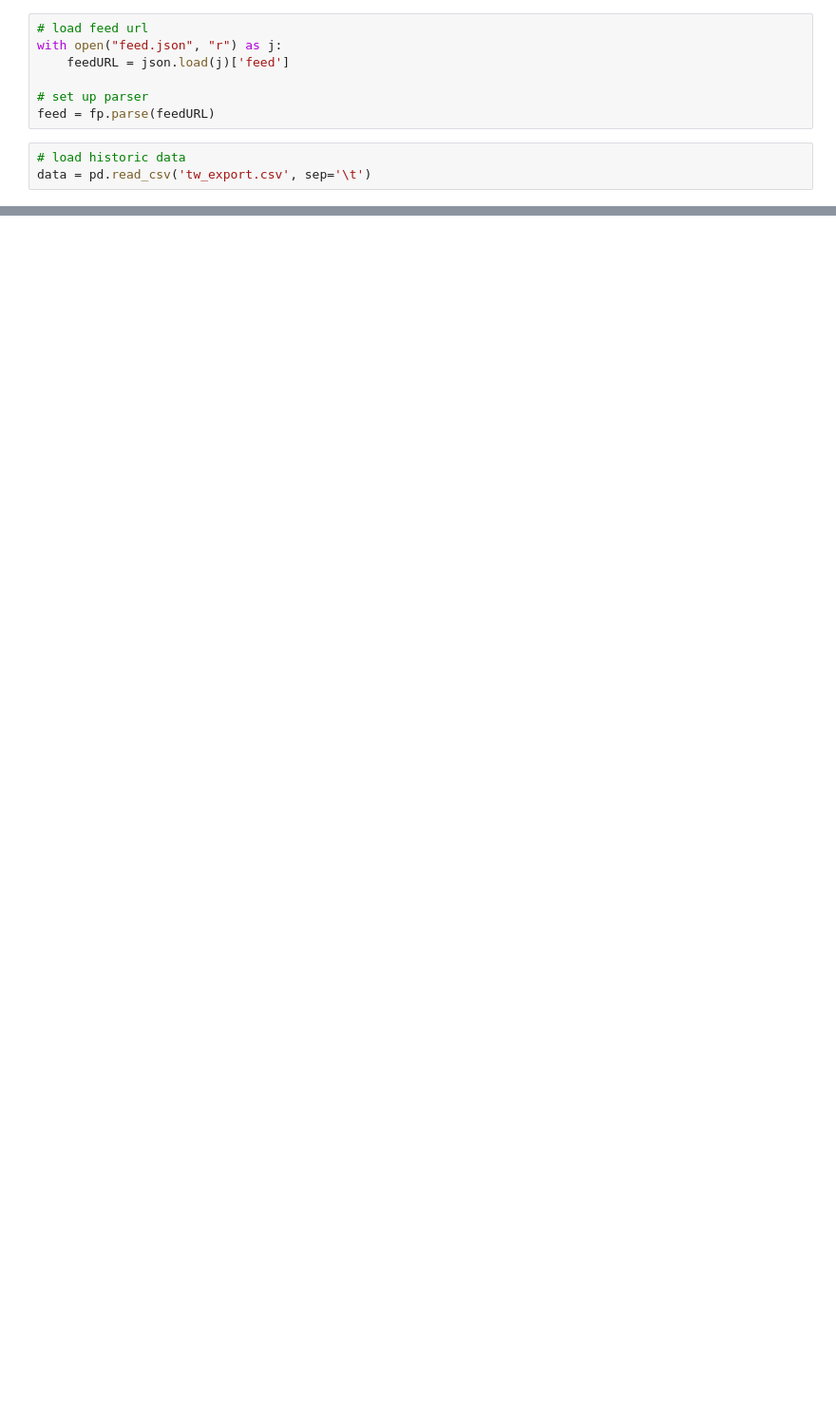
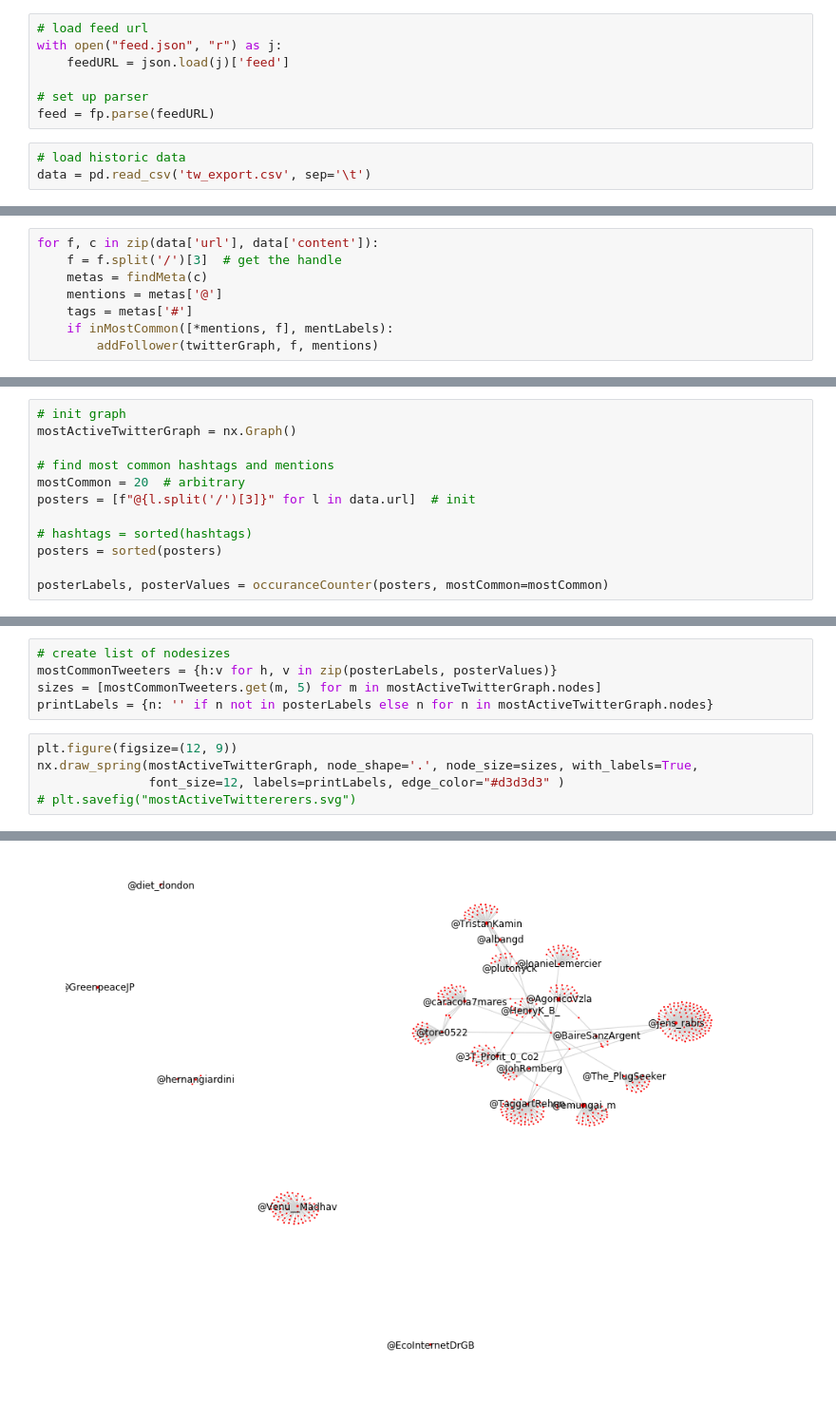
Before and after one commit to greenpeace/gpi-tl-networkAnalysis, a Jupyter notebook: networkAnalysis.ipynb, the cells around one changed output, grey strips where cells are left out. Shown at 95% size. Saved outputs shown, nothing was run; the diff lists cells and outputs as text; blank space fills up the shorter version.

```diff
--- a/networkAnalysis.ipynb
+++ b/networkAnalysis.ipynb
@@ -43,0 +135,8 @@ len(data.content)
+# %%
+for f, c in zip(data['url'], data['content']):
+    f = f.split('/')[3]  # get the handle
+    metas = findMeta(c)
+    mentions = metas['@']
+    tags = metas['#']
+    if inMostCommon([*mentions, f], mentLabels):
+        addFollower(twitterGraph, f, mentions)
@@ -43,0 +157,12 @@ len(data.content)
+# %%
+# init graph
+mostActiveTwitterGraph = nx.Graph()
+
+# find most common hashtags and mentions
+mostCommon = 20  # arbitrary
+posters = [f"@{l.split('/')[3]}" for l in data.url]  # init
+
+# hashtags = sorted(hashtags)
+posters = sorted(posters)
+
+posterLabels, posterValues = occuranceCounter(posters, mostCommon=mostCommon)
@@ -43,0 +184,11 @@ len(data.content)
+# %%
+# create list of nodesizes
+mostCommonTweeters = {h:v for h, v in zip(posterLabels, posterValues)}
+sizes = [mostCommonTweeters.get(m, 5) for m in mostActiveTwitterGraph.nodes]
+printLabels = {n: '' if n not in posterLabels else n for n in mostActiveTwitterGraph.nodes}
+# %%
+plt.figure(figsize=(12, 9))
+nx.draw_spring(mostActiveTwitterGraph, node_shape='.', node_size=sizes, with_labels=True,
+               font_size=12, labels=printLabels, edge_color="#d3d3d3" )
+# plt.savefig("mostActiveTwittererers.svg")
+# %% [output]
@@ -43,0 +196 @@ len(data.content)
+[figure, added]
```
Also changed, not shown: parts of 23 cells of this notebook.
